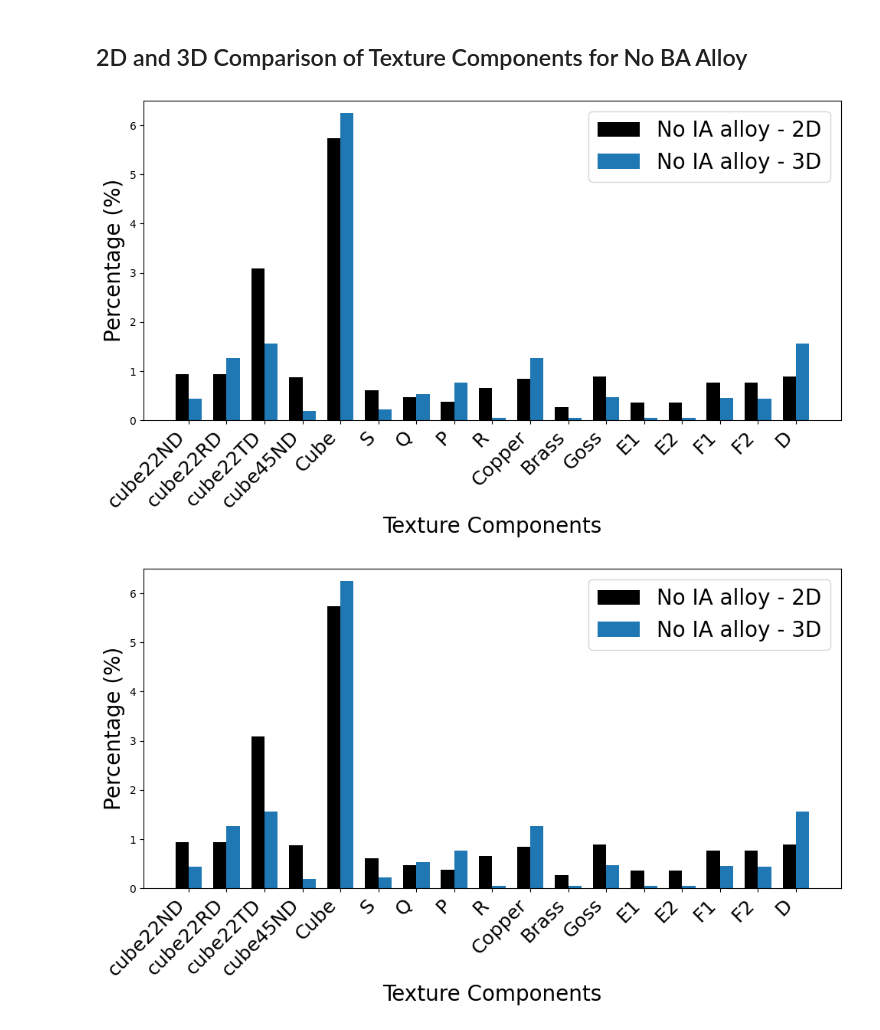
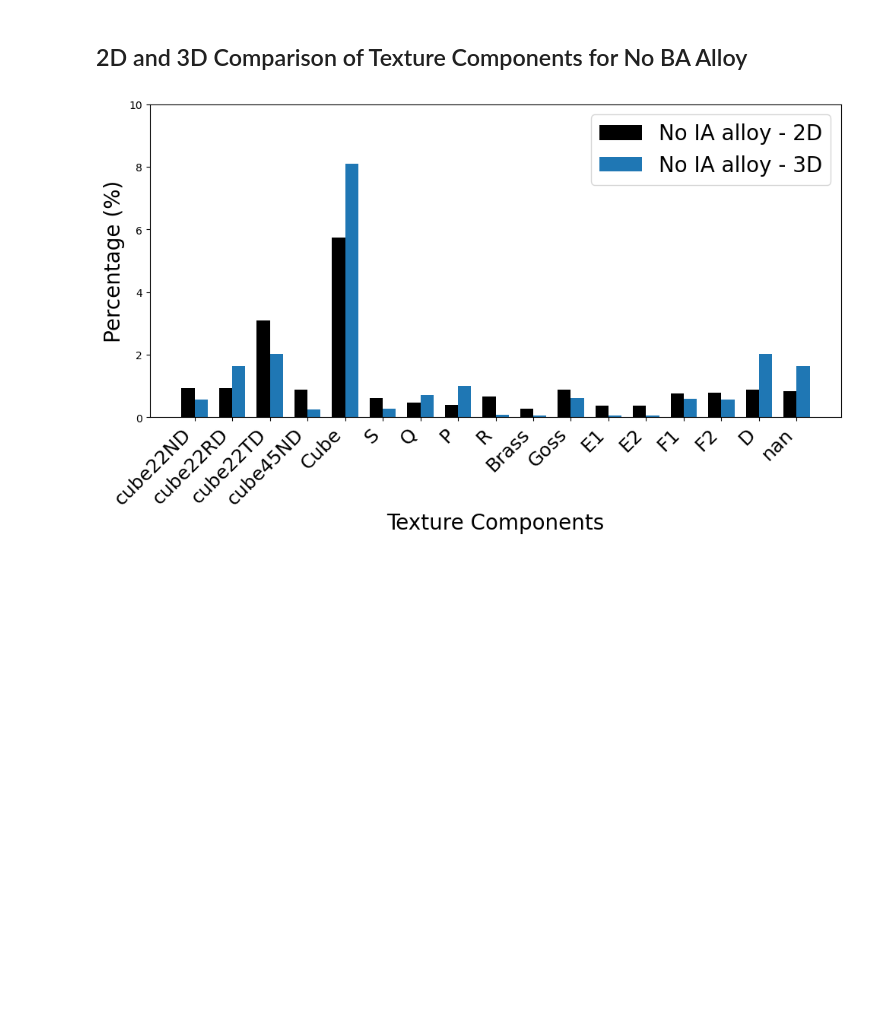
Before and after one commit to Al6014-characterisation-and-modelling/Chapter5-microstructural-analysis, a Jupyter notebook: Texture components/Texture_components_percentages.ipynb, the cells around one changed output. Saved outputs shown, nothing was run; the diff lists cells and outputs as text; code cells hidden in the pictures; blank space fills up the shorter version.

```diff
--- a/Texture components/Texture_components_percentages.ipynb
+++ b/Texture components/Texture_components_percentages.ipynb
@@ -3,5 +3,7 @@
 import pandas as pd
 import matplotlib.pyplot as plt
 import numpy as np
+# %%
+ylim = 10
 # %% [markdown]
 ## 2D Comparison of Texture Components for BA and No BA Alloys
@@ -203,13 +202,13 @@ import matplotlib.pyplot as plt
 import numpy as np
 
 # Read 3D data (No IA alloy from 2D dataset)
-df_ba2D = pd.read_csv("2D/texture_components_NoBA.csv")
+df_ba2D = pd.read_csv("2D/NoBA_texture_components.csv")
 df_ba2D.dropna(subset=["TextureComponent"], inplace=True)  # drop empty rows
 df_ba2D = df_ba2D[df_ba2D["TextureComponent"].str.strip().ne("")]    # remove rows with blank spaces
 df_ba2D = df_ba2D[df_ba2D["TextureComponent"] != "Total"]            # remove the "Total" row
 
 # --- Read and clean No IA alloy data from the 3D dataset ---
-df_ba3D = pd.read_csv("3D/texture_components_NoBA.csv")
+df_ba3D = pd.read_csv("3D/NoBA_3D_texture_components.csv")
 df_ba3D.dropna(subset=["TextureComponent"], inplace=True)
 df_ba3D = df_ba3D[df_ba3D["TextureComponent"].str.strip().ne("")]
 df_ba3D = df_ba3D[df_ba3D["TextureComponent"] != "Total"]
@@ -231,33 +230,32 @@ df_merged.sort_values("TextureComponent", inplace=True)
 # Extract the data for plotting
 components = df_merged["TextureComponent"]
 percent_ba2D = df_merged["Percentage_BA2D"]
 percent_ba3D = df_merged["Percentage_BA3D"]
 
 # --- Create a grouped bar chart ---
 x = np.arange(len(components))  # x positions for each group
 bar_width = 0.35
 
 fig, ax = plt.subplots(figsize=(10, 6))
 
 # No IA alloy 2D data in black
 bars_ba2D = ax.bar(x - bar_width/2, percent_ba2D, bar_width, label="No IA alloy - 2D", color="black")
 # No IA alloy 3D data in default (blue)
 bars_ba3D = ax.bar(x + bar_width/2, percent_ba3D, bar_width, label="No IA alloy - 3D")
 
 # Add labels, title, and legend with increased font size
 ax.set_xlabel("Texture Components", fontsize=20)
 ax.set_ylabel("Percentage (%)", fontsize=20)
 ax.set_xticks(x)
 ax.set_xticklabels(components, rotation=45, ha="right", fontsize=18)
 ax.legend(fontsize=20)
-ax.set_ylim([0, 6.5])
+ax.set_ylim([0, ylim])
 
 plt.tight_layout()
 
 # Save the figure as a PNG file
 plt.savefig("2D3D_NoIA_texture_components.png")
 
 plt.show()
 # %% [output]
-[figure, old version]
+[figure, new version]
-[figure, removed]
```
Also changed, not shown: parts of 4 cells of this notebook, 7 other files.
